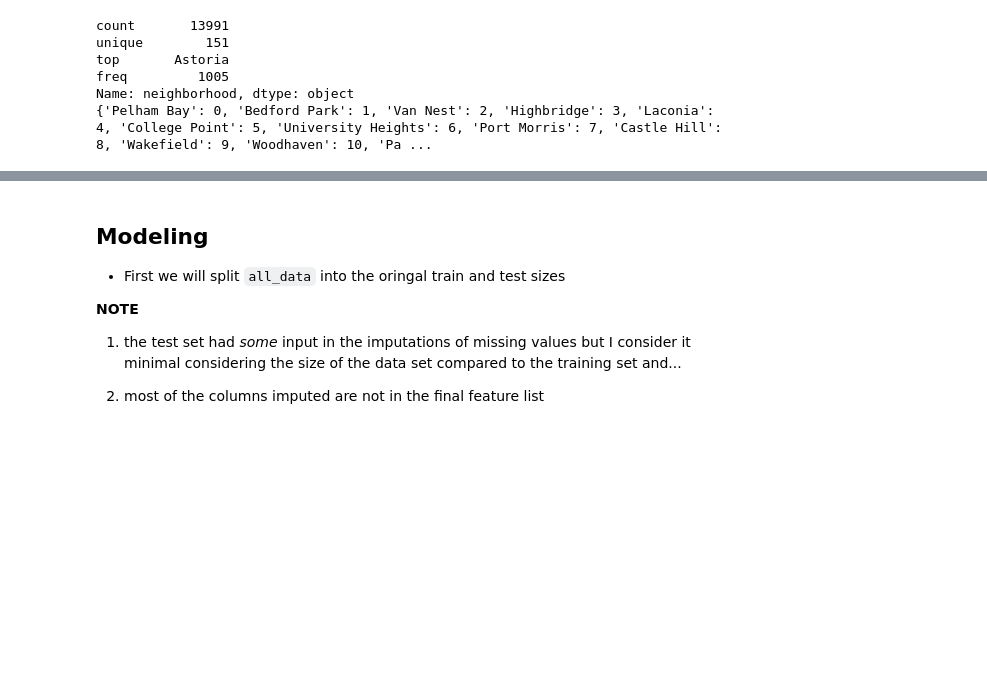
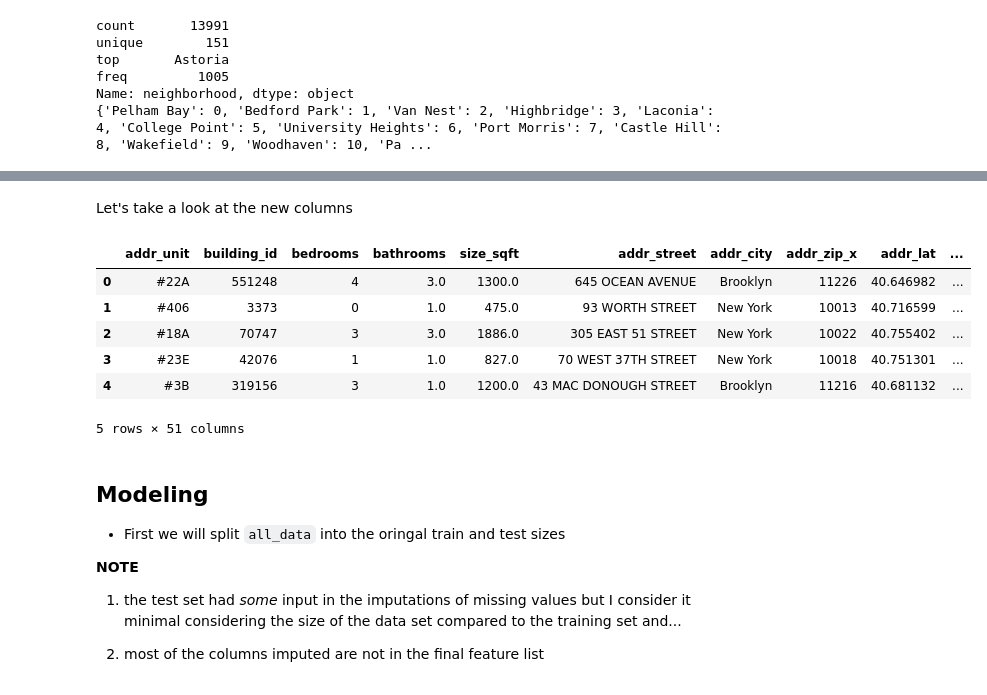
Before and after one commit to Ilroy/DS_Final_Project, a Jupyter notebook: Training_Testing_Master-Final.ipynb, the cells around one changed output, grey strips where cells are left out. Cells and saved outputs as stored; diff of their text form; code cells hidden in the pictures; blank space fills up the shorter version.

```diff
--- a/Training_Testing_Master-Final.ipynb
+++ b/Training_Testing_Master-Final.ipynb
@@ -771,3 +778,15 @@ Name: neighborhood, dtype: object
+# %% [markdown]
+Let's take a look at the new columns
+# %%
+merged_all_df.head()
+# %% [output]
+|  | addr_unit | building_id | bedrooms | bathrooms | size_sqft | addr_street | addr_city | addr_zip_x | addr_lat | ... |
+| 0 | #22A | 551248 | 4 | 3.0 | 1300.0 | 645 OCEAN AVENUE | Brooklyn | 11226 | 40.646982 | ... |
+| 1 | #406 | 3373 | 0 | 1.0 | 475.0 | 93 WORTH STREET | New York | 10013 | 40.716599 | ... |
+| 2 | #18A | 70747 | 3 | 3.0 | 1886.0 | 305 EAST 51 STREET | New York | 10022 | 40.755402 | ... |
+| 3 | #23E | 42076 | 1 | 1.0 | 827.0 | 70 WEST 37TH STREET | New York | 10018 | 40.751301 | ... |
+| 4 | #3B | 319156 | 3 | 1.0 | 1200.0 | 43 MAC DONOUGH STREET | Brooklyn | 11216 | 40.681132 | ... |
+5 rows × 51 columns
 # %% [markdown]
 ## Modeling
 
```
Also changed, not shown: parts of 39 cells of this notebook, 2 other files.
